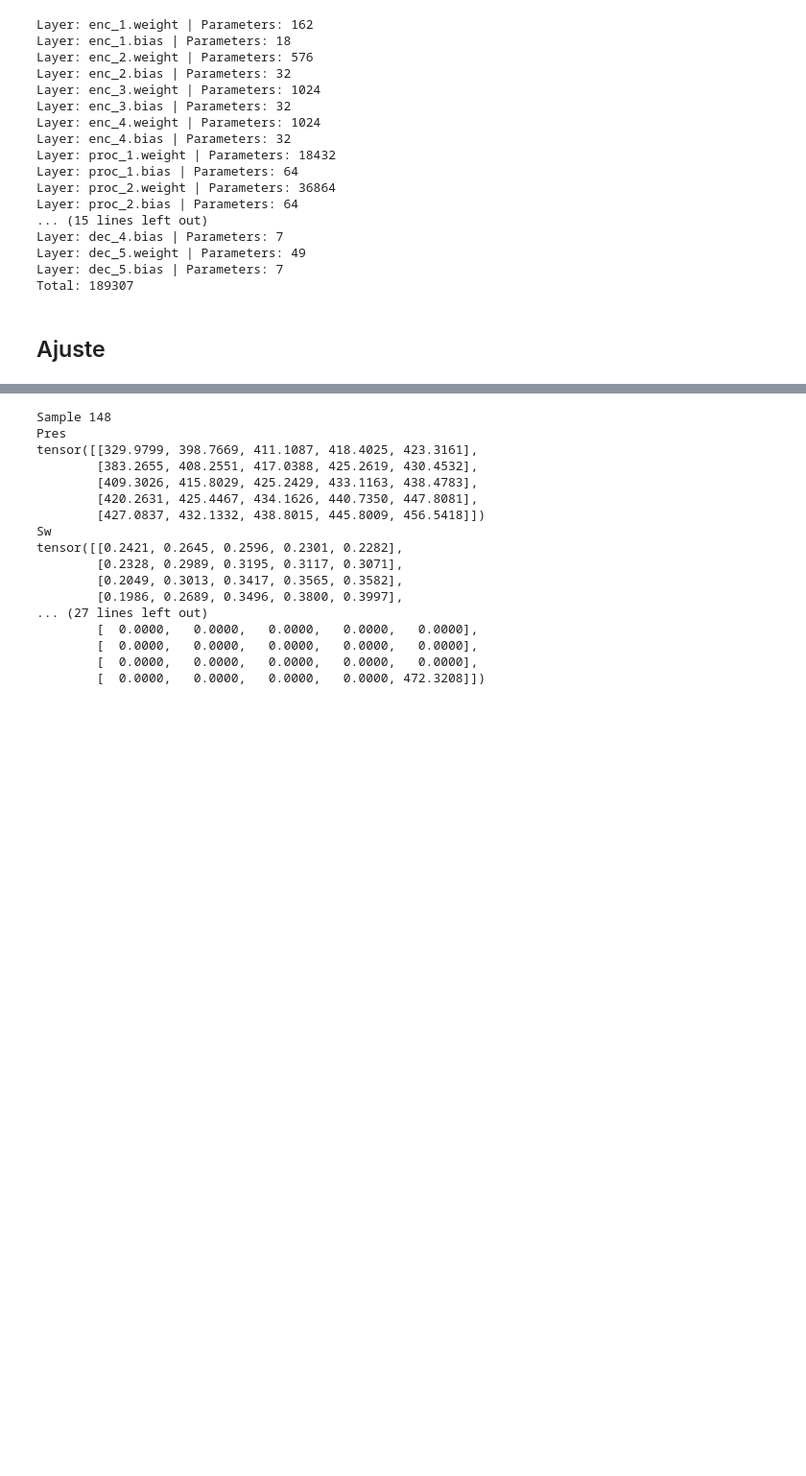
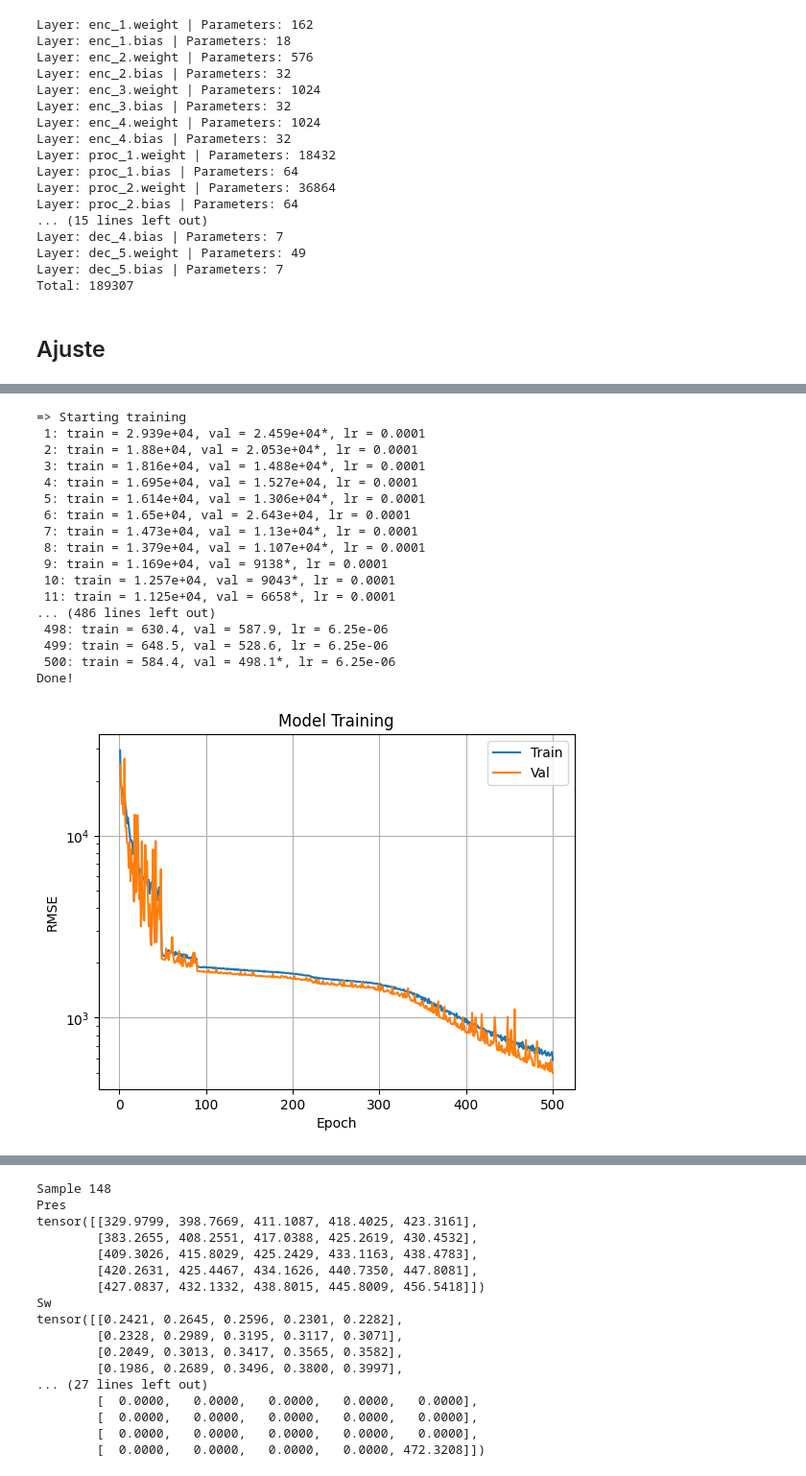
Before and after one commit to TiagoCAAmorim/SimModels, a Jupyter notebook: graph_nn/build_rnn.ipynb, the cells around one changed output, grey strips where cells are left out. Shown: that part at 96% size. Drawn from its saved outputs; the diff is of its cells as text; code cells hidden in the pictures; blank space fills up the shorter version.

```diff
--- a/graph_nn/build_rnn.ipynb
+++ b/graph_nn/build_rnn.ipynb
@@ -398,0 +493,47 @@ Test loss = 2813 (best model)
+# %%
+model = Network(
+    input_size=9,
+    output_size=7,
+    latent_size=64,
+    max_size=128,
+    recurrences=5)
+loss_fn = nn.MSELoss()
+
+batch_size = 256
+dataloader_train = DataLoader(data_train, batch_size=batch_size, shuffle=True)
+dataloader_val = DataLoader(data_val, batch_size=len(data_val), shuffle=False)
+dataloader_test = DataLoader(data_test, batch_size=batch_size, shuffle=False)
+
+epochs = 500
+optimizer = torch.optim.RMSprop(model.parameters(), lr = 0.0001)
+scheduler = torch.optim.lr_scheduler.ReduceLROnPlateau(optimizer,  mode='min', factor=0.25, patience=10)
+# scheduler = torch.optim.lr_scheduler.ExponentialLR(optimizer, gamma=0.9)
+# scheduler = optim.lr_scheduler.StepLR(optimizer, step_size=10, gamma=0.5)
+
+best_model, (train_loss, val_loss) = train(model, dataloader_train, dataloader_val, epochs, optimizer, loss_fn, scheduler)
+
+plot_losses(train_loss, val_loss)
+
+test_loss = test_loop(dataloader_test, model, loss_fn)
+print(f'Test loss = {test_loss:0.4g} (last model)')
+test_loss = test_loop(dataloader_test, best_model, loss_fn)
+print(f'Test loss = {test_loss:0.4g} (best model)')
+# %% [output]
+=> Starting training
+ 1: train = 2.939e+04, val = 2.459e+04*, lr = 0.0001
+ 2: train = 1.88e+04, val = 2.053e+04*, lr = 0.0001
+ 3: train = 1.816e+04, val = 1.488e+04*, lr = 0.0001
+ 4: train = 1.695e+04, val = 1.527e+04, lr = 0.0001
+ 5: train = 1.614e+04, val = 1.306e+04*, lr = 0.0001
+ 6: train = 1.65e+04, val = 2.643e+04, lr = 0.0001
+ 7: train = 1.473e+04, val = 1.13e+04*, lr = 0.0001
+ 8: train = 1.379e+04, val = 1.107e+04*, lr = 0.0001
+ 9: train = 1.169e+04, val = 9138*, lr = 0.0001
+ 10: train = 1.257e+04, val = 9043*, lr = 0.0001
+ 11: train = 1.125e+04, val = 6658*, lr = 0.0001
+... (486 lines left out)
+ 498: train = 630.4, val = 587.9, lr = 6.25e-06
+ 499: train = 648.5, val = 528.6, lr = 6.25e-06
+ 500: train = 584.4, val = 498.1*, lr = 6.25e-06
+Done!
+[figure, added]
```
Also changed, not shown: parts of 19 cells of this notebook.
